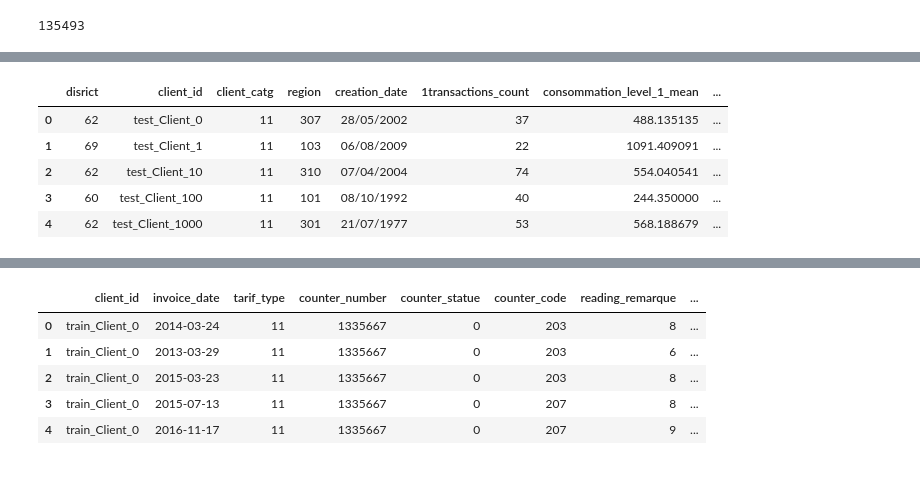
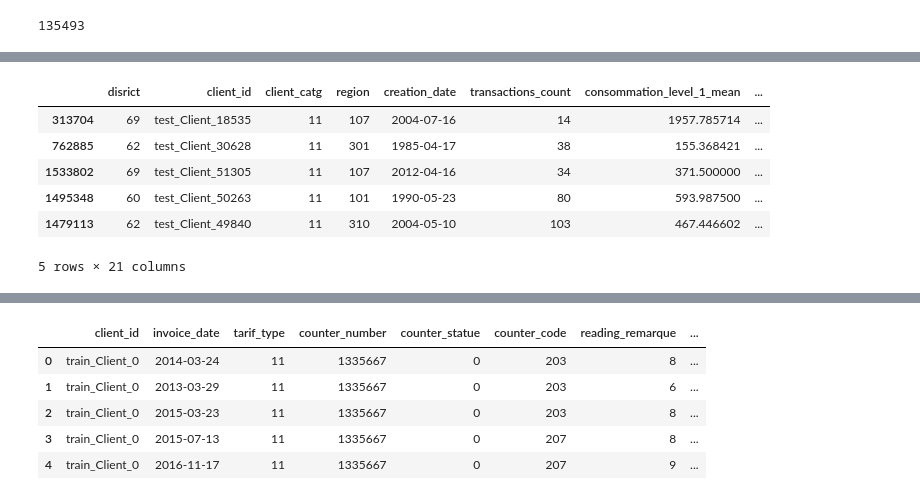
Before and after one commit to abh22/fraud_detect_steg, a Jupyter notebook: Fraud_Detection_Starter.ipynb, the cells around one changed output, grey strips where cells are left out. Saved outputs shown, nothing was run; the diff lists cells and outputs as text; code cells hidden in the pictures.

```diff
--- a/Fraud_Detection_Starter.ipynb
+++ b/Fraud_Detection_Starter.ipynb
@@ -297,19 +364,32 @@ invoice_test['counter_type']=invoice_test['counter_type'].map(d)
 # %%
+import pandas as pd
+
 def aggregate_by_client_id(invoice_data):
-    aggs = {}
-    aggs['consommation_level_1'] = ['mean']
-    aggs['consommation_level_2'] = ['mean']
-    aggs['consommation_level_3'] = ['mean']
-    aggs['consommation_level_4'] = ['mean']
+    # Define columns for mean aggregation
+    columns_to_aggregate = ['consommation_level_1', 'consommation_level_2', 'consommation_level_3', 'consommation_level_4']
 
+    # Define aggregation dictionary for mean
+    aggs = {col: ['mean'] for col in columns_to_aggregate}
+
+    # Perform aggregation
     agg_trans = invoice_data.groupby(['client_id']).agg(aggs)
-    agg_trans.columns = ['_'.join(col).strip() for col in agg_trans.columns.values]
+
+    # Flatten MultiIndex columns
+    agg_trans.columns = [f'{col[0]}_{col[1]}' for col in agg_trans.columns]
+
     agg_trans.reset_index(inplace=True)
 
-    df = (invoice_data.groupby('client_id')
-            .size()
-            .reset_index(name='{}transactions_count'.format('1')))
-    return pd.merge(df, agg_trans, on='client_id', how='left')
+    # Count transactions
+    transactions_count = invoice_data.groupby('client_id').size().reset_index(name='transactions_count')
+
+    # Merge aggregated results with the original DataFrame
+    result_df = pd.merge(transactions_count, agg_trans, on='client_id', how='left')
+
+    # Include all columns from the original DataFrame without modification
+    remaining_columns = [col for col in invoice_data.columns if col not in columns_to_aggregate]
+    result_df = pd.merge(result_df, invoice_data[remaining_columns], on='client_id', how='left')
+
+    return result_df
 # %%
 #group invoice data by client_id
 agg_train = aggregate_by_client_id(invoice_train)
@@ -366,11 +515,14 @@ train.shape, test.shape
+# %%
+test_s=test.sample(n=80, random_state=42)
 # %%
-test.head()
+test_s.head()
 # %% [output]
-|  | disrict | client_id | client_catg | region | creation_date | 1transactions_count | consommation_level_1_mean | ... |
-| 0 | 62 | test_Client_0 | 11 | 307 | 28/05/2002 | 37 | 488.135135 | ... |
-| 1 | 69 | test_Client_1 | 11 | 103 | 06/08/2009 | 22 | 1091.409091 | ... |
-| 2 | 62 | test_Client_10 | 11 | 310 | 07/04/2004 | 74 | 554.040541 | ... |
-| 3 | 60 | test_Client_100 | 11 | 101 | 08/10/1992 | 40 | 244.350000 | ... |
-| 4 | 62 | test_Client_1000 | 11 | 301 | 21/07/1977 | 53 | 568.188679 | ... |
+|  | disrict | client_id | client_catg | region | creation_date | transactions_count | consommation_level_1_mean | ... |
+| 313704 | 69 | test_Client_18535 | 11 | 107 | 2004-07-16 | 14 | 1957.785714 | ... |
+| 762885 | 62 | test_Client_30628 | 11 | 301 | 1985-04-17 | 38 | 155.368421 | ... |
+| 1533802 | 69 | test_Client_51305 | 11 | 107 | 2012-04-16 | 34 | 371.500000 | ... |
+| 1495348 | 60 | test_Client_50263 | 11 | 101 | 1990-05-23 | 80 | 593.987500 | ... |
+| 1479113 | 62 | test_Client_49840 | 11 | 310 | 2004-05-10 | 103 | 467.446602 | ... |
+5 rows × 21 columns
 # %%
 # @title Correlation heatmap
```
Also changed, not shown: parts of 39 cells of this notebook.
